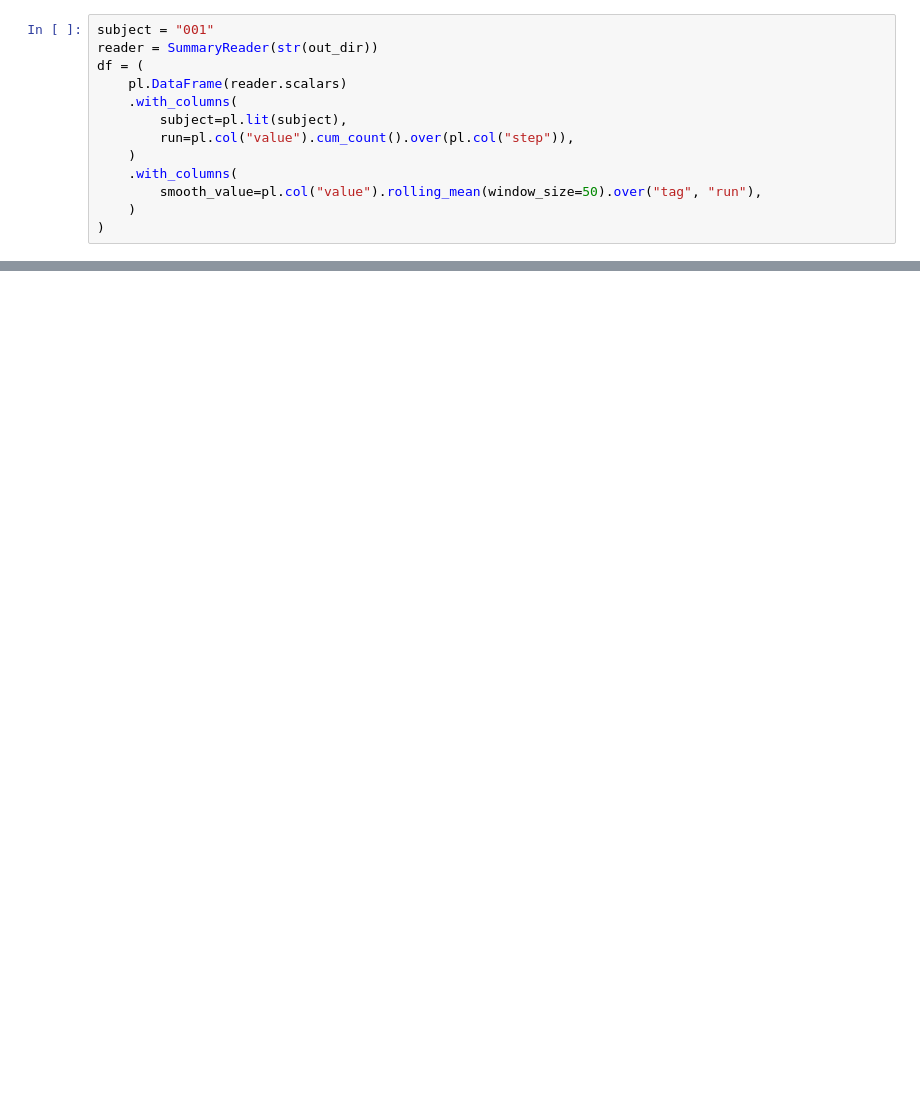
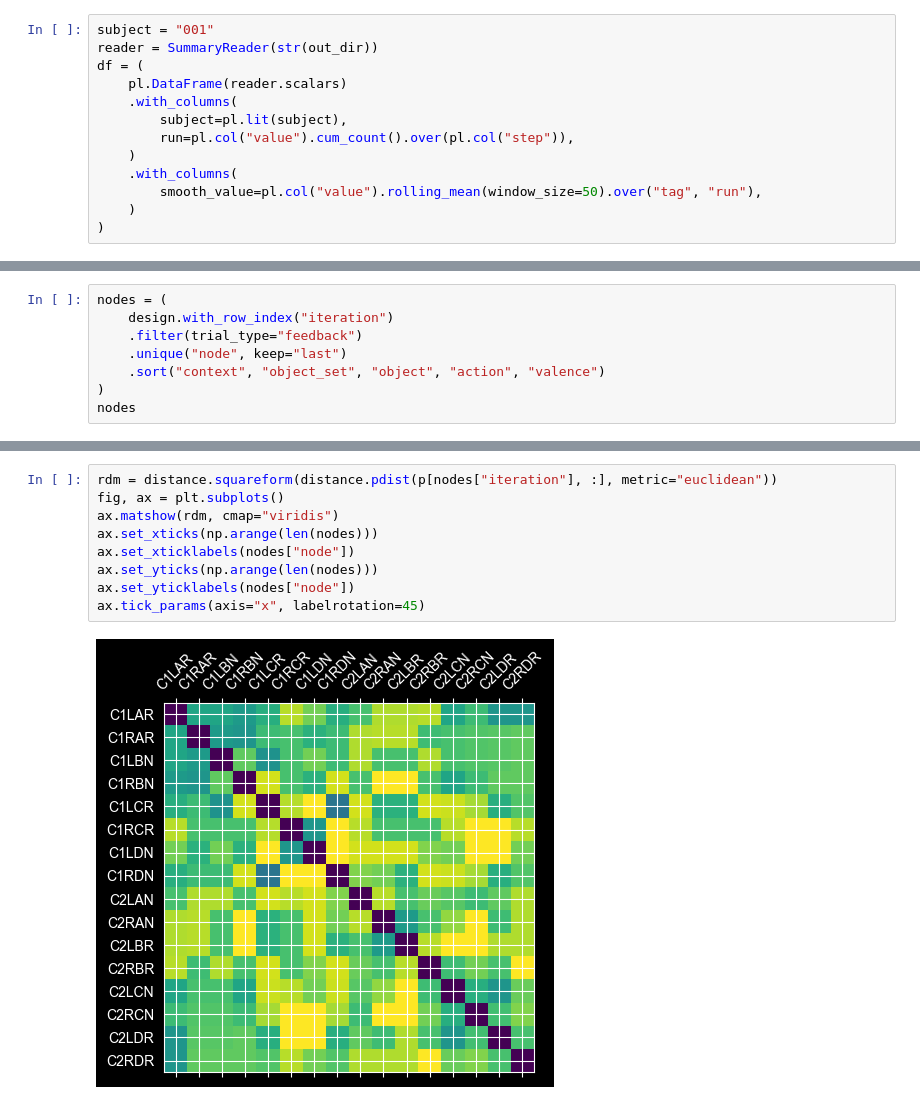
Before and after one commit to hamllab/torch_tem, a Jupyter notebook: jupyter/test_mckenzie.ipynb, the cells around one changed output, grey strips where cells are left out. Cells and saved outputs as stored; diff of their text form; blank space fills up the shorter version.

```diff
--- a/jupyter/test_mckenzie.ipynb
+++ b/jupyter/test_mckenzie.ipynb
@@ -149,0 +80,8 @@ g.set(ylabel="Structural accuracy")
+# %%
+nodes = (
+    design.with_row_index("iteration")
+    .filter(trial_type="feedback")
+    .unique("node", keep="last")
+    .sort("context", "object_set", "object", "action", "valence")
+)
+nodes
@@ -149,0 +103,11 @@ g.set(ylabel="Structural accuracy")
+# %%
+rdm = distance.squareform(distance.pdist(p[nodes["iteration"], :], metric="euclidean"))
+fig, ax = plt.subplots()
+ax.matshow(rdm, cmap="viridis")
+ax.set_xticks(np.arange(len(nodes)))
+ax.set_xticklabels(nodes["node"])
+ax.set_yticks(np.arange(len(nodes)))
+ax.set_yticklabels(nodes["node"])
+ax.tick_params(axis="x", labelrotation=45)
+# %% [output]
+[figure, added]
```
Also changed, not shown: parts of 17 cells of this notebook.
